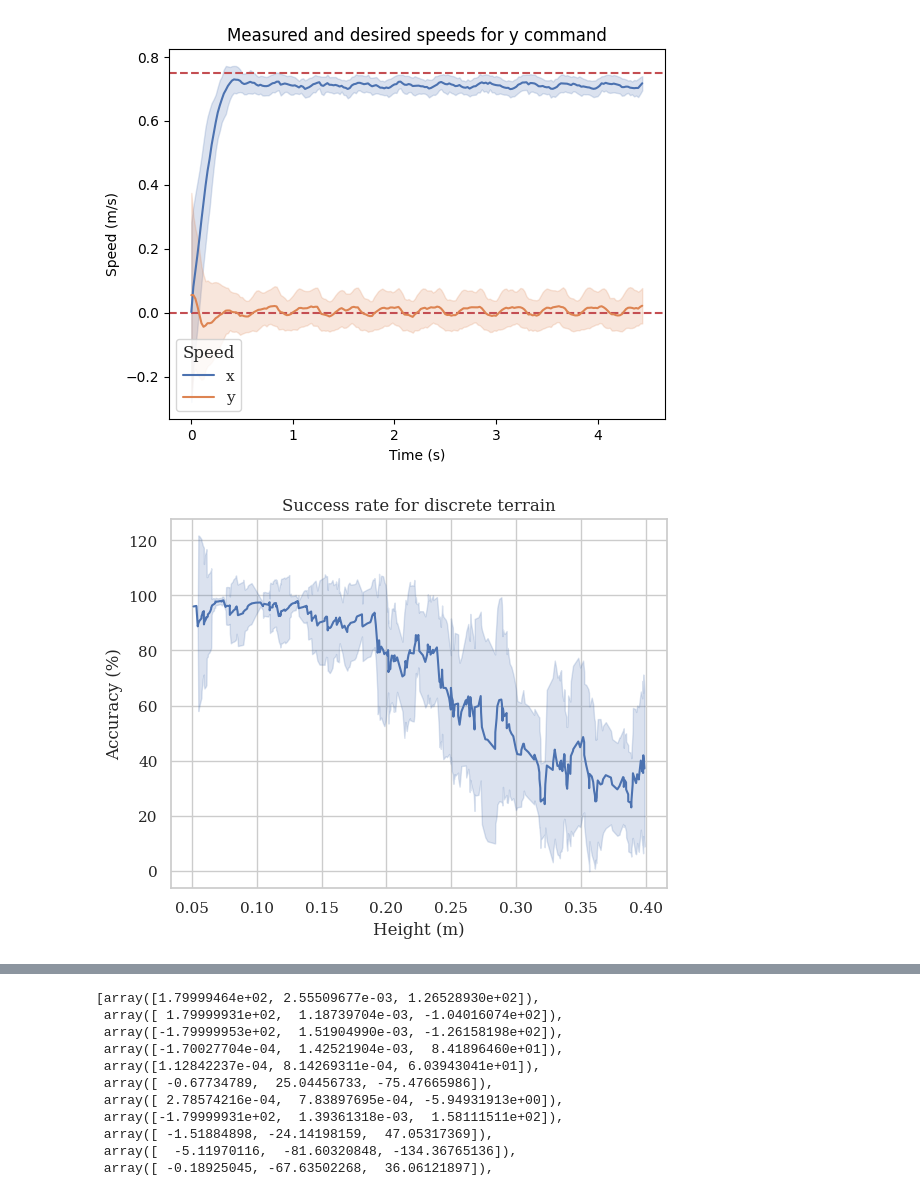
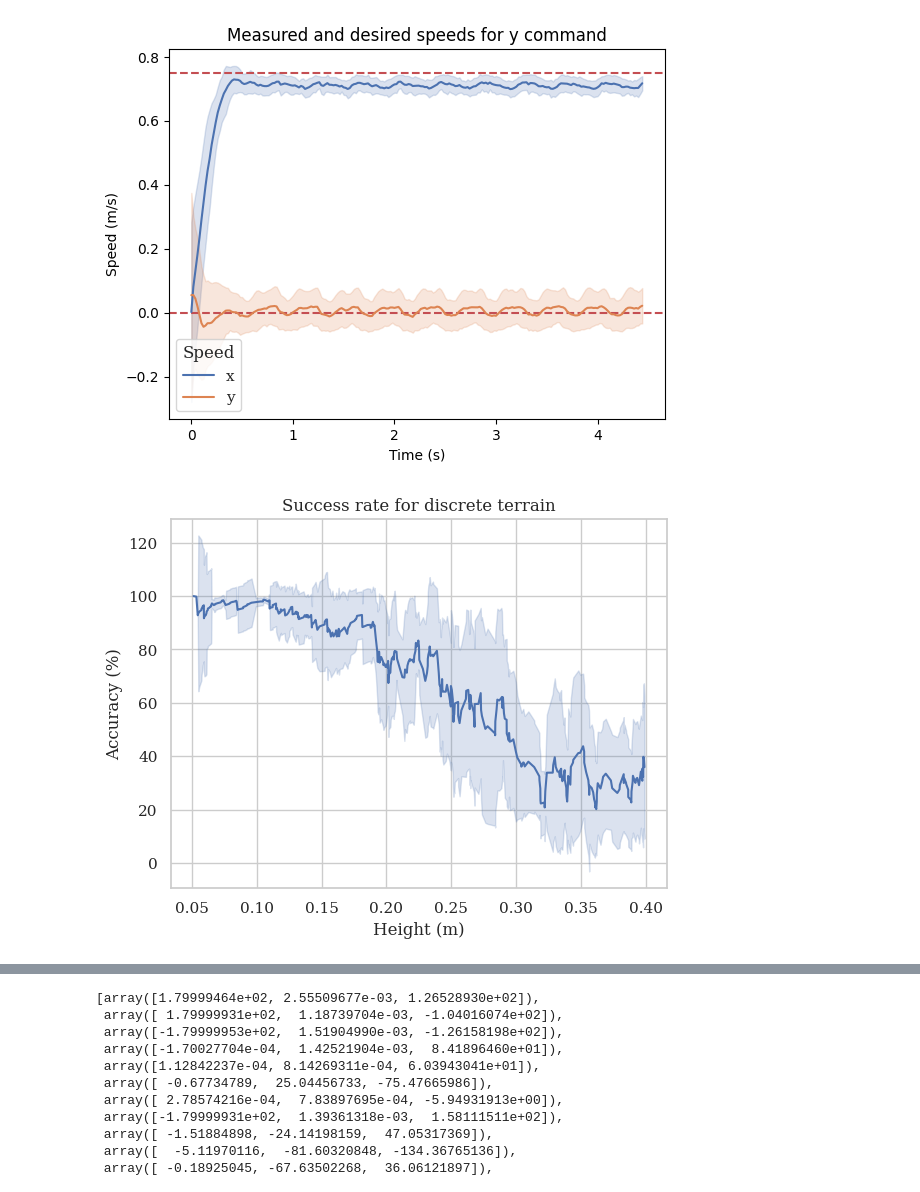
Before and after one commit to JansSolanoVega/legged_gym, a Jupyter notebook: legged_gym/scripts/analysis/plots.ipynb, the cells around one changed output, grey strips where cells are left out. Saved outputs shown, nothing was run; the diff lists cells and outputs as text; code cells hidden in the pictures.

```diff
--- a/legged_gym/scripts/analysis/plots.ipynb
+++ b/legged_gym/scripts/analysis/plots.ipynb
@@ -75,26 +75,26 @@ plt.show()
 # %%
 #Discrete
 def myFunc(e):
   return e[metric]
 
 #PATH = os.path.join(LEGGED_GYM_ROOT_DIR, 'legged_gym', 'scripts')
-PATH = "/home/zetans/Desktop/results_plots/terrain_accuracy/28_limit"
-fname = "discrete-None-0.75-0.075-False"
+PATH = "/home/zetans/Desktop/results_plots/terrain_accuracy/25_limit"
+fname = "discrete-None-0.75-0.075-y"
 metric = "slope" if "slope" in fname else "height"
 with open(os.path.join(PATH,fname+'.json'), 'r') as file:
   data = json.load(file)  # Load and parse the JSON file
 
 data.sort(key=myFunc)
 accuracy = [item["successful"]*100/item["total"] for item in data]
 slope = [item[metric] for item in data]
 
 smoothing_plot(slope, accuracy, smooth_factor=0.1)
 plt.xlabel('Slope' if metric=="slope" else "Height (m)")
 plt.ylabel('Accuracy (%)')
 plt.title('Success rate for '+fname.split("-")[0]+' terrain')
 plt.show()
 # %% [output]
-[figure, old version]
+[figure, new version]
 # %%
 #Slope or stairs
 def myFunc(e):
```
Also changed, not shown: parts of 30 cells of this notebook, 2 other files.
